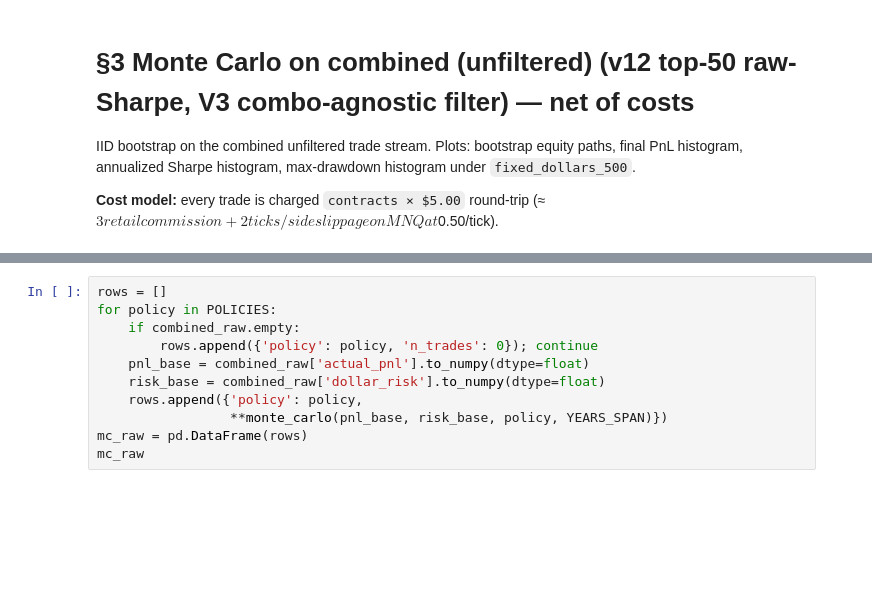
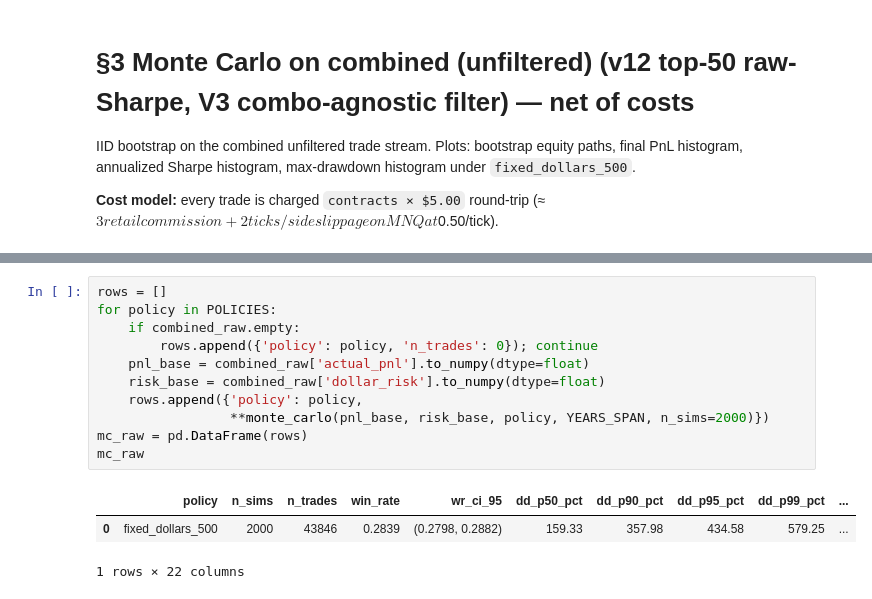
Before and after one commit to kunpark04/intra, a Jupyter notebook: evaluation/v12_topk_top50_raw_sharpe_net_v3_no_gcid/s3_mc_combined_net.ipynb, the cells around one changed output, grey strips where cells are left out. Drawn from its saved outputs; the diff is of its cells as text; blank space fills up the shorter version.

```diff
--- a/evaluation/v12_topk_top50_raw_sharpe_net_v3_no_gcid/s3_mc_combined_net.ipynb
+++ b/evaluation/v12_topk_top50_raw_sharpe_net_v3_no_gcid/s3_mc_combined_net.ipynb
@@ -40,13 +50,17 @@ ml2_portfolio   = _ctx['ml2_portfolio']
 # %%
 rows = []
 for policy in POLICIES:
     if combined_raw.empty:
         rows.append({'policy': policy, 'n_trades': 0}); continue
     pnl_base = combined_raw['actual_pnl'].to_numpy(dtype=float)
     risk_base = combined_raw['dollar_risk'].to_numpy(dtype=float)
     rows.append({'policy': policy,
-                 **monte_carlo(pnl_base, risk_base, policy, YEARS_SPAN)})
+                 **monte_carlo(pnl_base, risk_base, policy, YEARS_SPAN, n_sims=2000)})
 mc_raw = pd.DataFrame(rows)
 mc_raw
+# %% [output]
+|  | policy | n_sims | n_trades | win_rate | wr_ci_95 | dd_p50_pct | dd_p90_pct | dd_p95_pct | dd_p99_pct | ... |
+| 0 | fixed_dollars_500 | 2000 | 43846 | 0.2839 | (0.2798, 0.2882) | 159.33 | 357.98 | 434.58 | 579.25 | ... |
+1 rows × 22 columns
 # %%
 plot_mc_sims(combined_raw, 'fixed_dollars_500', 'unfiltered', YEARS_SPAN)
```
Also changed, not shown: parts of 5 cells of this notebook, 12 other files.
